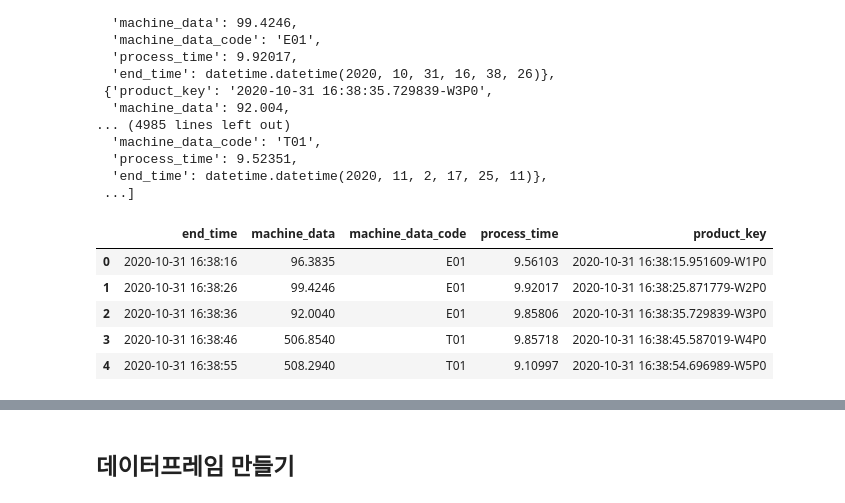
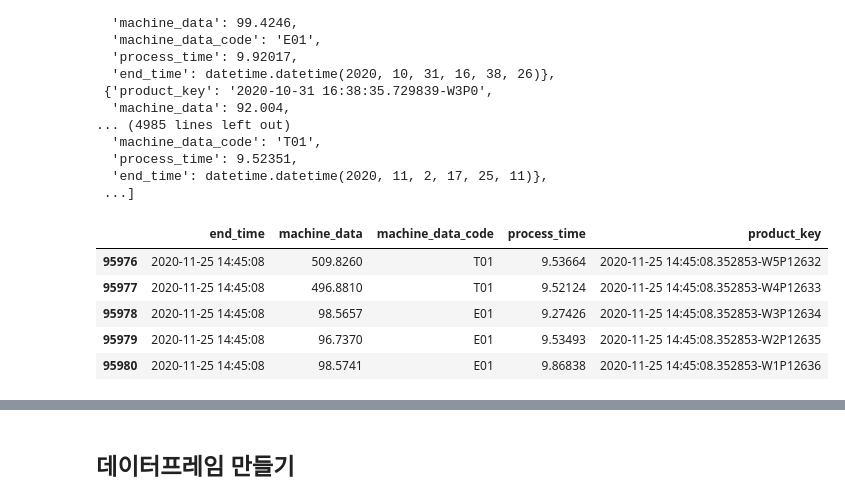
Before and after one commit to greendolphin7/Assembly_process_data_web_application, a Jupyter notebook: op30_predict_quality_xgboost.ipynb, the cells around one changed output, grey strips where cells are left out. Saved outputs shown, nothing was run; the diff lists cells and outputs as text; code cells hidden in the pictures.

```diff
--- a/op30_predict_quality_xgboost.ipynb
+++ b/op30_predict_quality_xgboost.ipynb
@@ -133,14 +133,14 @@ machine_data
 # %%
 machine_df = pd.DataFrame(machine_data)
 # %%
-machine_df.head()
+machine_df.tail()
 # %% [output]
 |  | end_time | machine_data | machine_data_code | process_time | product_key |
-| 0 | 2020-10-31 16:38:16 | 96.3835 | E01 | 9.56103 | 2020-10-31 16:38:15.951609-W1P0 |
-| 1 | 2020-10-31 16:38:26 | 99.4246 | E01 | 9.92017 | 2020-10-31 16:38:25.871779-W2P0 |
-| 2 | 2020-10-31 16:38:36 | 92.0040 | E01 | 9.85806 | 2020-10-31 16:38:35.729839-W3P0 |
-| 3 | 2020-10-31 16:38:46 | 506.8540 | T01 | 9.85718 | 2020-10-31 16:38:45.587019-W4P0 |
-| 4 | 2020-10-31 16:38:55 | 508.2940 | T01 | 9.10997 | 2020-10-31 16:38:54.696989-W5P0 |
+| 95976 | 2020-11-25 14:45:08 | 509.8260 | T01 | 9.53664 | 2020-11-25 14:45:08.352853-W5P12632 |
+| 95977 | 2020-11-25 14:45:08 | 496.8810 | T01 | 9.52124 | 2020-11-25 14:45:08.352853-W4P12633 |
+| 95978 | 2020-11-25 14:45:08 | 98.5657 | E01 | 9.27426 | 2020-11-25 14:45:08.352853-W3P12634 |
+| 95979 | 2020-11-25 14:45:08 | 96.7370 | E01 | 9.53493 | 2020-11-25 14:45:08.352853-W2P12635 |
+| 95980 | 2020-11-25 14:45:08 | 98.5741 | E01 | 9.86838 | 2020-11-25 14:45:08.352853-W1P12636 |
 # %%
 machine_df.shape
 # %% [output]
```
Also changed, not shown: parts of 5 cells of this notebook, 2 other files.
